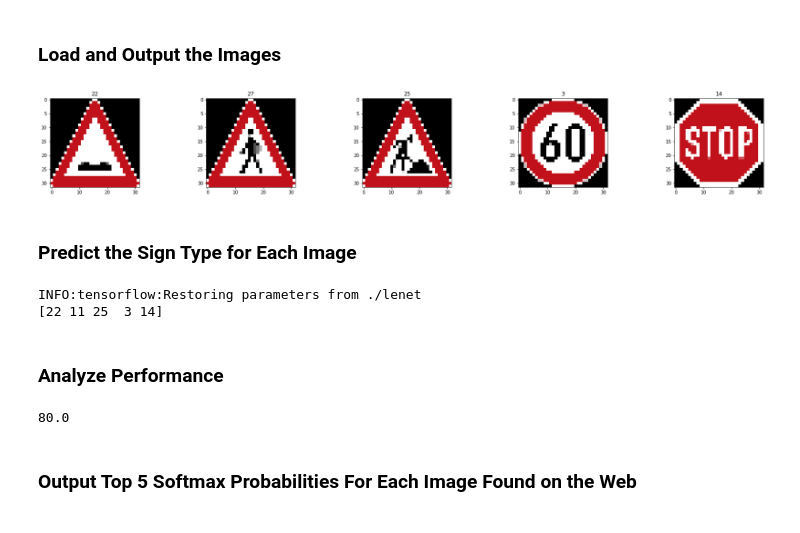
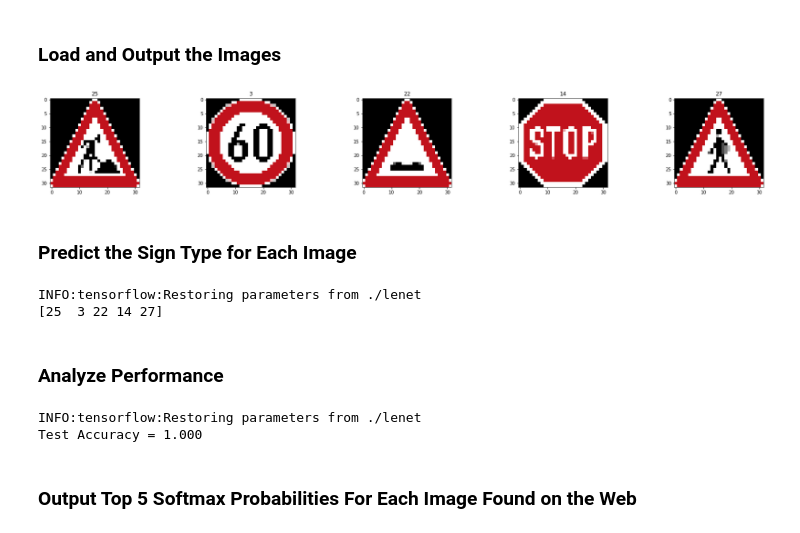
Before and after one commit to SRatna/Traffic-Sign-Classifier, a Jupyter notebook: Traffic_Sign_Classifier.ipynb, the cells around one changed output. Drawn from its saved outputs; the diff is of its cells as text; code cells hidden in the pictures.

```diff
--- a/Traffic_Sign_Classifier.ipynb
+++ b/Traffic_Sign_Classifier.ipynb
@@ -307,7 +307,9 @@ with tf.Session() as sess:
             sess.run(training_operation, feed_dict={x: batch_x, y: batch_y})
 
         validation_accuracy = evaluate(X_valid, y_valid)
+        training_accuracy = evaluate(X_train, y_train)
         print("EPOCH {} ...".format(i+1))
+        print("Training Accuracy = {:.3f}".format(training_accuracy))
         print("Validation Accuracy = {:.3f}".format(validation_accuracy))
         print()
 
@@ -353,19 +355,19 @@ You may find `signnames.csv` useful as it contains mappings from the class id (i
 # %%
 ### Load the images and plot them here.
 import glob
 import cv2
 
-labels = np.array([22, 27, 25, 3, 14])
+labels = np.array([25, 3, 22, 14, 27])
 images = np.array([cv2.resize(cv2.cvtColor(cv2.imread(file), cv2.COLOR_BGR2RGB), (32, 32))\
-                   for file in glob.glob("images/*.png")])
+                   for file in glob.glob("signs/*.png")])
 fig = plt.figure(figsize=(30, 8))
 for i in range(5):
     ax = fig.add_subplot(2, 5, i+1)
     ax.imshow(np.squeeze(images[i]))
     # print out the correct label for each image
     ax.set_title(str(labels[i]))
 # %% [output]
-[figure, old version]
+[figure, new version]
 # %% [markdown]
 ### Predict the Sign Type for Each Image
 # %%
@@ -381,16 +383,20 @@ with tf.Session() as sess:
     print(r)
 # %% [output]
 INFO:tensorflow:Restoring parameters from ./lenet
-[22 11 25  3 14]
+[25  3 22 14 27]
 # %% [markdown]
 ### Analyze Performance
 # %%
 ### Calculate the accuracy for these 5 new images.
 ### For example, if the model predicted 1 out of 5 signs correctly, it's 20% accurate on these new images.
-accuracy = 4/5 * 100
-accuracy
+with tf.Session() as sess:
+    saver.restore(sess, tf.train.latest_checkpoint('.'))
+
+    test_accuracy = evaluate(images, labels)
+    print("Test Accuracy = {:.3f}".format(test_accuracy))
 # %% [output]
-80.0
+INFO:tensorflow:Restoring parameters from ./lenet
+Test Accuracy = 1.000
 # %% [markdown]
 ### Output Top 5 Softmax Probabilities For Each Image Found on the Web
 # %% [markdown]
```
Also changed, not shown: parts of 5 cells of this notebook.
